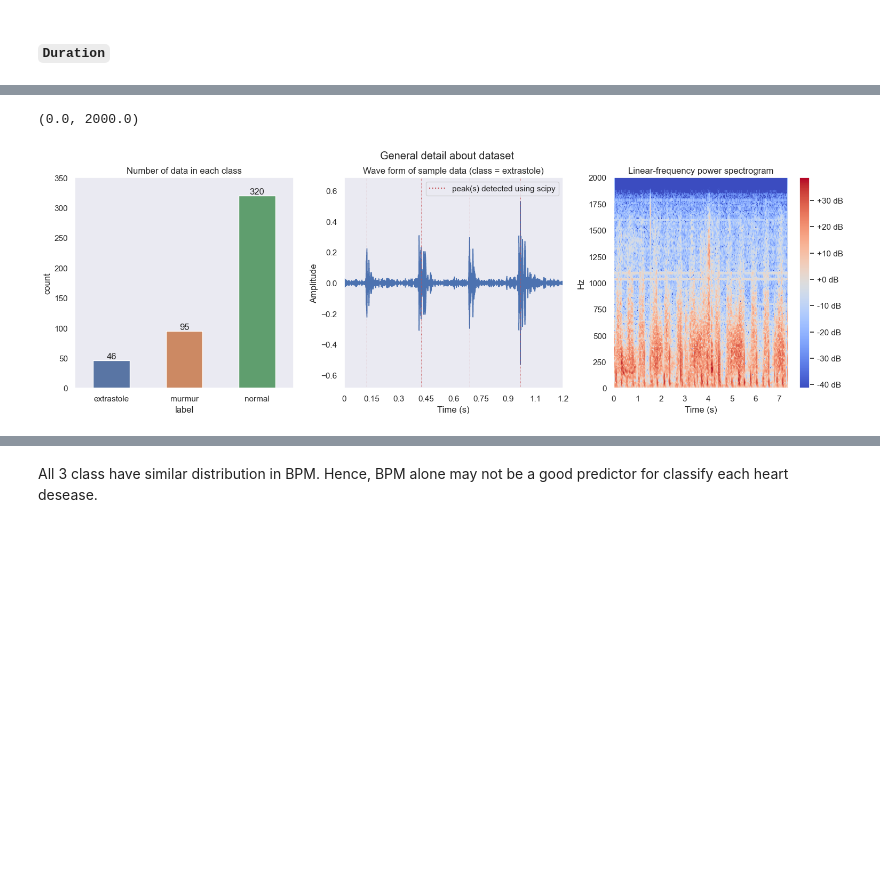
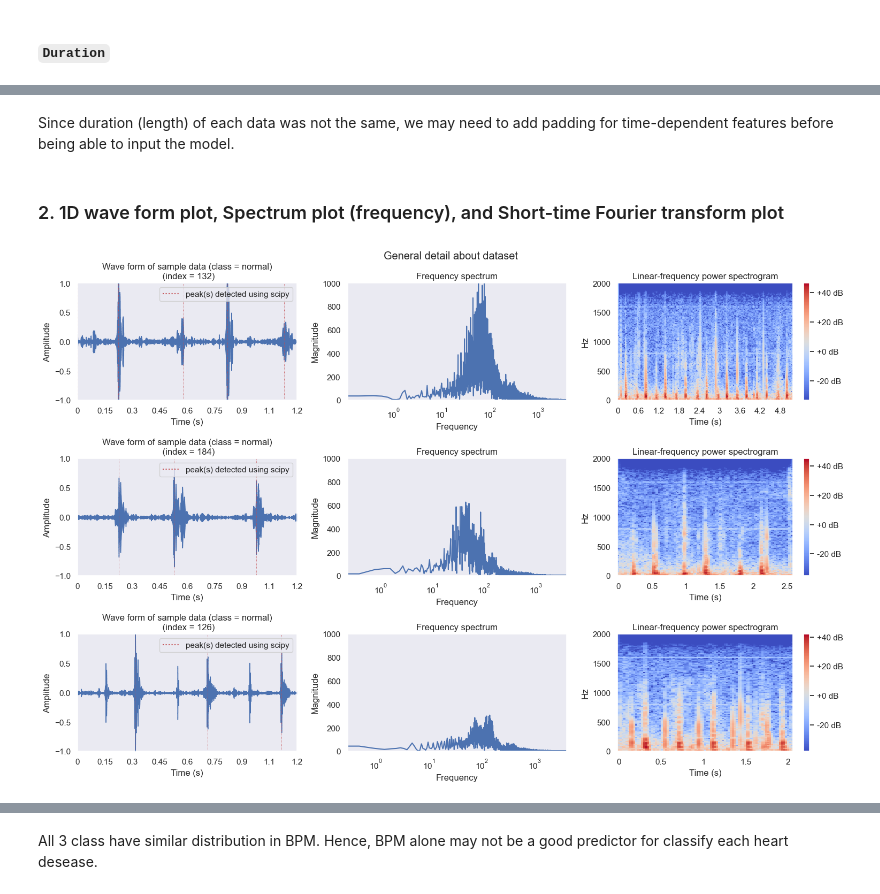
Before and after one commit to NattapolChan/SC1015-PROJECT, a Jupyter notebook: EDA+Preprocess.ipynb, the cells around one changed output, grey strips where cells are left out. Drawn from its saved outputs; the diff is of its cells as text; code cells hidden in the pictures; blank space fills up the shorter version.

```diff
--- a/EDA+Preprocess.ipynb
+++ b/EDA+Preprocess.ipynb
@@ -1,5 +1,6 @@
 # %%
 from utils.dataset import set_b_dataset
+from utils.visualization import show_spectrum
 import pandas as pd
 import matplotlib
 import matplotlib.pyplot as plt
@@ -10,7 +11,11 @@ import scipy
 import librosa.display
 from torch.utils.data import Dataset
 
+# /path/to/project
 PROJECT_DIR = '/Users/nattapolchanpaisit/Documents/GitHub/Algorithm/SC1015-PROJECT/'
-data_a_path = pd.read_csv(f'{PROJECT_DIR}dataset/set_a.csv')
+
+# read metadata from ./dataset/set_b.csv
 data_b_path = pd.read_csv(f'{PROJECT_DIR}dataset/set_b.csv')
-data_a_timing = pd.read_csv(f'{PROJECT_DIR}dataset/set_a_timing.csv')
+
+# calling custom dataclass
+dataset = set_b_dataset(PROJECT_DIR)
@@ -67,40 +100,47 @@ plt.xlim([0,30])
+# %% [markdown]
+Since duration (length) of each data was not the same, we may need to add padding for time-dependent features before being able to input the model.
+# %% [markdown]
+### 2. 1D wave form plot, Spectrum plot (frequency), and Short-time Fourier transform plot
 # %%
-index = 10
-fig, axes = plt.subplots(1,3, figsize=(15,5))
-fig.tight_layout(w_pad=3.0)
+fig, axes = plt.subplots(3,3, figsize=(15,10))
+fig.tight_layout(w_pad=3.0, h_pad=5.0)
 fig.suptitle('General detail about dataset')
-sb.set_theme(style="dark")
-plt.subplots_adjust(top=0.88)
-sb.countplot(data_b_path, ax=axes[0], x='label', width=0.5)
-axes[0].bar_label(axes[0].containers[0])
 
-librosa.util.peak_pick
+for i in range(3):
+    index = np.random.randint(461)
+    sb.set_theme(style="dark")
+    plt.subplots_adjust(top=0.92)
 
-# plot number of dataset for each class
-axes[0].set_title('Number of data in each class')
-axes[0].set_ylim([0, 350])
+    show_spectrum(dataset.dataset[index], 22050, ax=axes[i,1])
+    axes[i,1].set_xlim([0,4000])
 
-# plot wave form and peak
-peak_array, _ = scipy.signal.find_peaks(dataset.dataset[index],
-                                        height=0.1, distance=0.2*dataset.SR)
-dataset.show_wave(index, ax=axes[1])
-label = dataset.metadata['label'][index]
-for eachpeak in peak_array:
-    axes[1].axvline(x = eachpeak/dataset.SR, color = 'r',
-                    ls=":", linewidth=0.7)
-axes[1].set_ylabel('Amplitude')
-axes[1].set_xlabel('Time (s)')
-dummy_line = axes[1].plot([0,0.000001], [0, 0.00001], color='r', ls=':')
-axes[1].set_xlim([0.0, 1.2])
-axes[1].set_title(f'Wave form of sample data (class = {label})')
-axes[1].legend(dummy_line, ["peak(s) detected using scipy"], loc='upper right')
+    # plot number of dataset for each class
+    axes[i, 1].set_title('Frequency spectrum')
+    axes[i, 1].set_ylim([0, 1000])
 
-spectrogram = dataset.show_spec(100, ax=axes[2], y_axis='linear', x_axis='time')
-fig.colorbar(spectrogram, format='%+2.0f dB')
-plt.title('Linear-frequency power spectrogram')
-axes[2].set_xlabel('Time (s)')
-axes[2].set_ylim([0, 2000])
+    # plot wave form and peak
+    sound_flatten = ((dataset.dataset[index] > 0.05) + (dataset.dataset[index] < -0.05)) * dataset.dataset[index]
+    peak_array, _ = scipy.signal.find_peaks(sound_flatten,
+                                            height=0.1,
+                                            distance=0.2*dataset.SR)
+    dataset.show_wave(index, ax=axes[i, 0], flatten=False)
+    label = dataset.metadata['label'][index]
+    for eachpeak in peak_array:
+        axes[i, 0].axvline(x = eachpeak/dataset.SR, color = 'r',
+                        ls=":", linewidth=0.7)
+    axes[i, 0].set_ylabel('Amplitude')
+    axes[i, 0].set_xlabel('Time (s)')
+    dummy_line = axes[i, 0].plot([0,0.000001], [0, 0.00001], color='r', ls=':')
+    axes[i, 0].set_xlim([0.0, 1.2])
+    axes[i, 0].set_ylim([-1.0, 1.0])
+    axes[i, 0].set_title(f'Wave form of sample data (class = {label})\n (index = {index})')
+    axes[i, 0].legend(dummy_line, ["peak(s) detected using scipy"], loc='upper right')
+
+    spectrogram = dataset.show_spec(index, ax=axes[i, 2], y_axis='linear', x_axis='time')
+    fig.colorbar(spectrogram, format='%+2.0f dB')
+    axes[i, 2].set_title('Linear-frequency power spectrogram')
+    axes[i, 2].set_xlabel('Time (s)')
+    axes[i ,2].set_ylim([0, 2000])
 # %% [output]
-(0.0, 2000.0)
-[figure, old version]
+[figure, new version]
 # %% [markdown]
```
Also changed, not shown: parts of 30 cells of this notebook, 4 other files.
